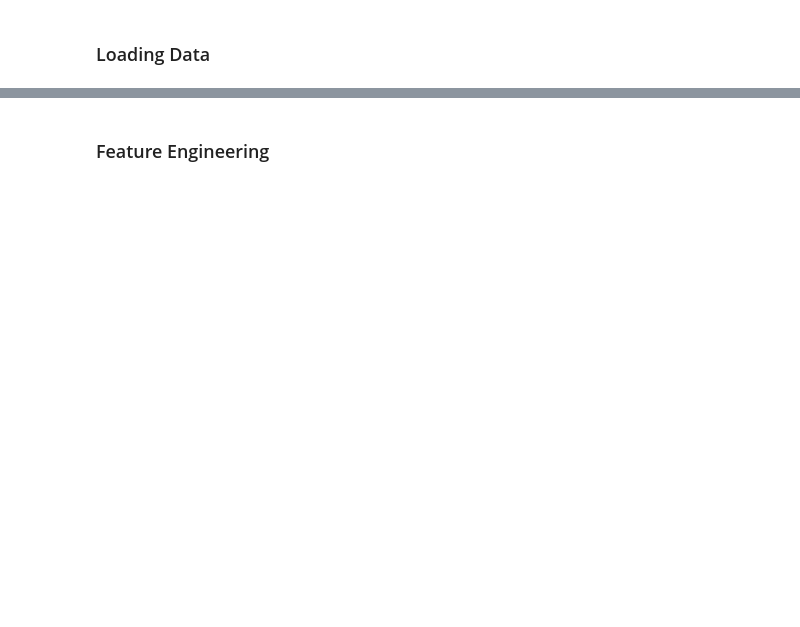
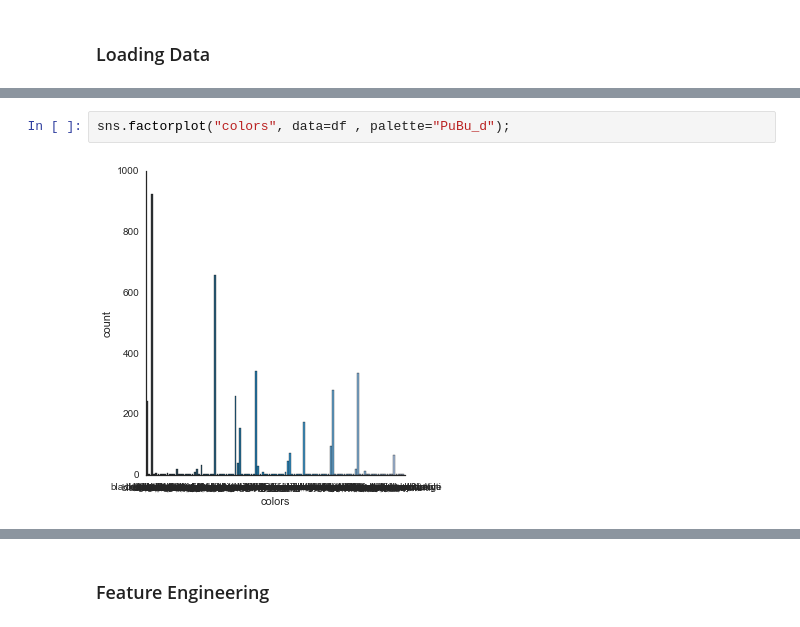
Before and after one commit to jthang/MachineLearningLab, a Jupyter notebook: pdt/lab_pdt.ipynb, the cells around one changed output, grey strips where cells are left out. Saved outputs shown, nothing was run; the diff lists cells and outputs as text; blank space fills up the shorter version.

```diff
--- a/pdt/lab_pdt.ipynb
+++ b/pdt/lab_pdt.ipynb
@@ -21,0 +113,4 @@ df.ix[:,11:20].head()
+# %%
+sns.factorplot("colors", data=df , palette="PuBu_d");
+# %% [output]
+[figure, added]
```
Also changed, not shown: parts of 43 cells of this notebook.
